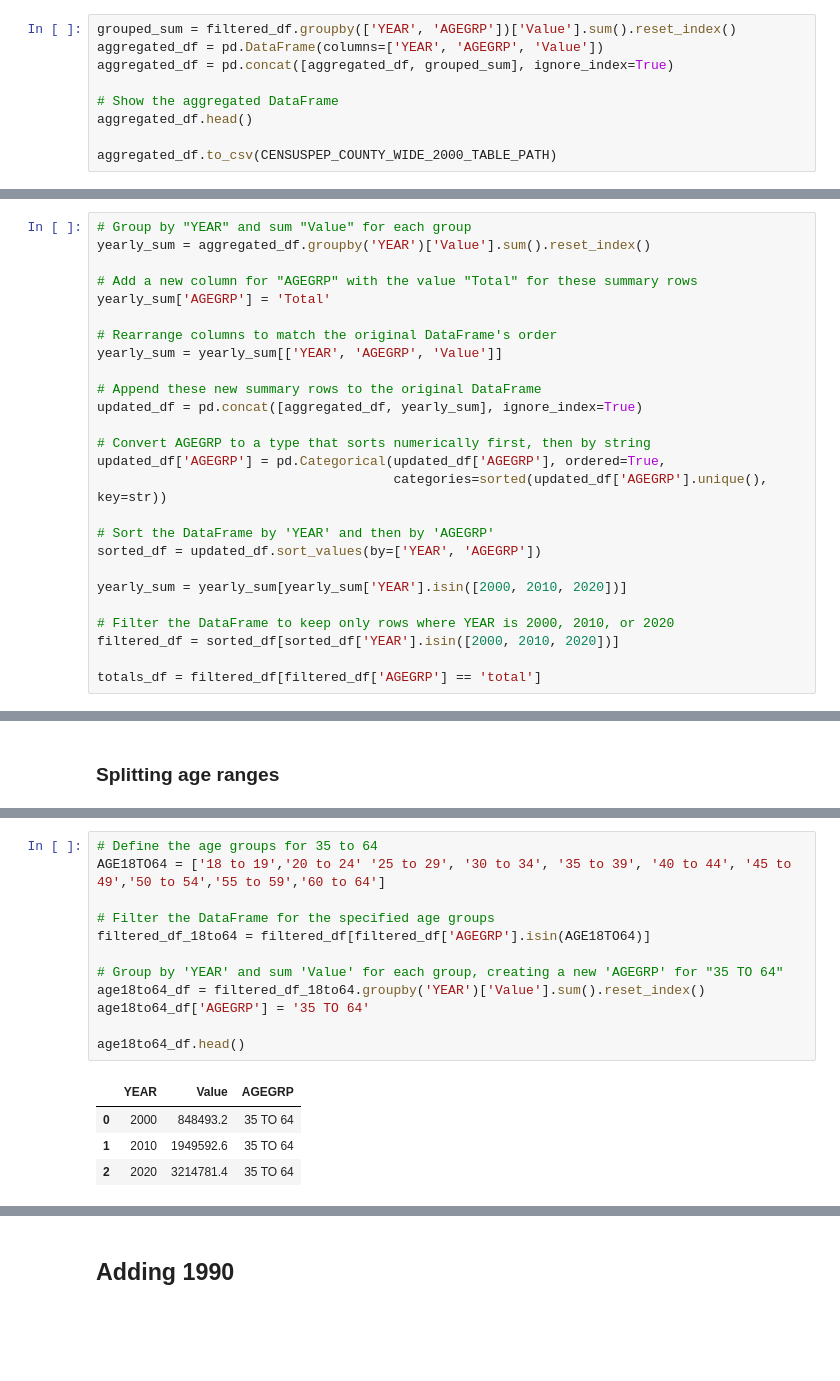
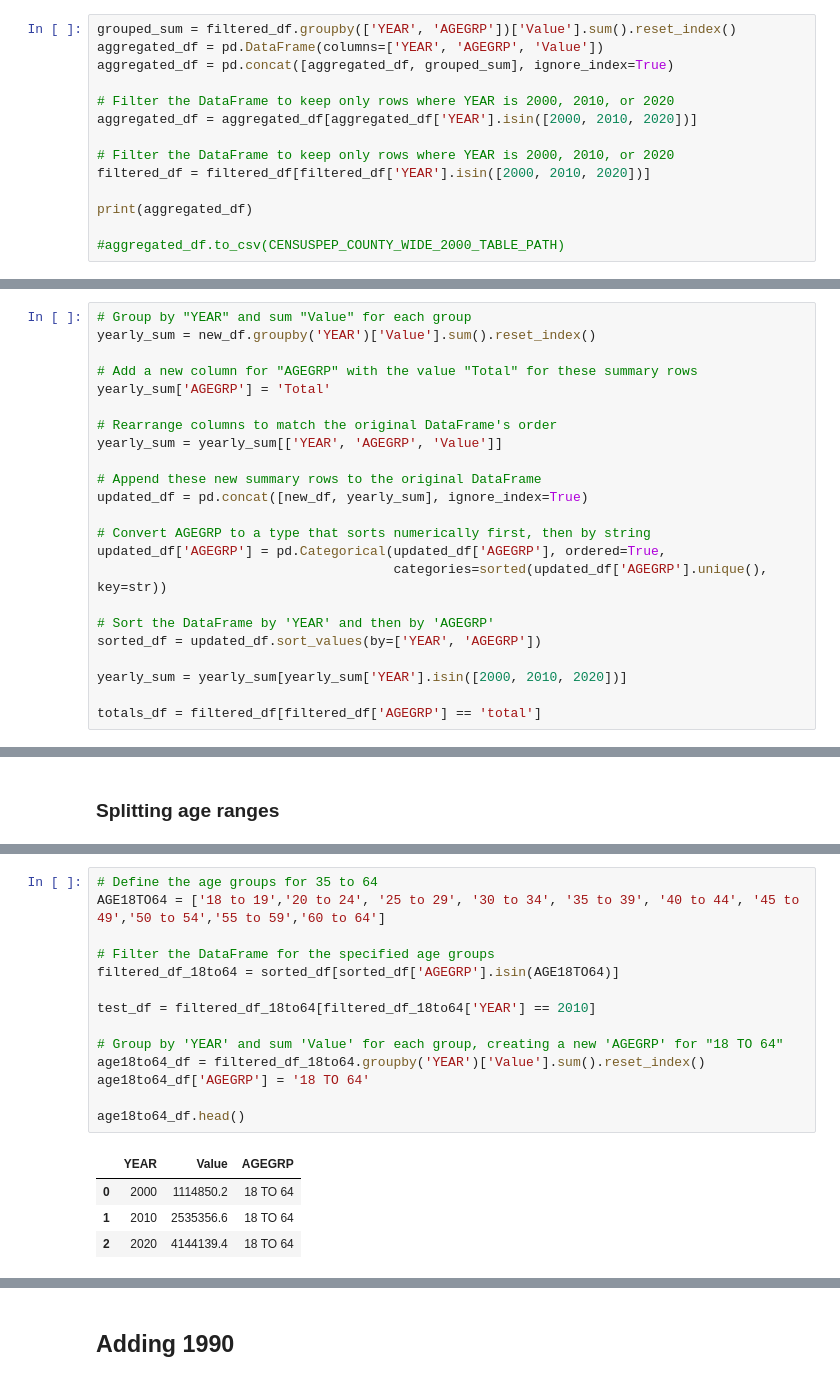
Before and after one commit to olivergwynn/OliverFourthTask, a Jupyter notebook: Task4.ipynb, the cells around one changed output, grey strips where cells are left out. Cells and saved outputs as stored; diff of their text form; blank space fills up the shorter version.

```diff
--- a/Task4.ipynb
+++ b/Task4.ipynb
@@ -81,7 +81,12 @@ grouped_sum = filtered_df.groupby(['YEAR', 'AGEGRP'])['Value'].sum().reset_index
 aggregated_df = pd.DataFrame(columns=['YEAR', 'AGEGRP', 'Value'])
 aggregated_df = pd.concat([aggregated_df, grouped_sum], ignore_index=True)
 
-# Show the aggregated DataFrame
-aggregated_df.head()
+# Filter the DataFrame to keep only rows where YEAR is 2000, 2010, or 2020
+aggregated_df = aggregated_df[aggregated_df['YEAR'].isin([2000, 2010, 2020])]
 
-aggregated_df.to_csv(CENSUSPEP_COUNTY_WIDE_2000_TABLE_PATH)
+# Filter the DataFrame to keep only rows where YEAR is 2000, 2010, or 2020
+filtered_df = filtered_df[filtered_df['YEAR'].isin([2000, 2010, 2020])]
+
+print(aggregated_df)
+
+#aggregated_df.to_csv(CENSUSPEP_COUNTY_WIDE_2000_TABLE_PATH)
@@ -88,6 +159,6 @@ aggregated_df.to_csv(CENSUSPEP_COUNTY_WIDE_2000_TABLE_PATH)
 # %%
 # Group by "YEAR" and sum "Value" for each group
-yearly_sum = aggregated_df.groupby('YEAR')['Value'].sum().reset_index()
+yearly_sum = new_df.groupby('YEAR')['Value'].sum().reset_index()
 
 # Add a new column for "AGEGRP" with the value "Total" for these summary rows
 yearly_sum['AGEGRP'] = 'Total'
@@ -96,7 +167,7 @@ yearly_sum['AGEGRP'] = 'Total'
 yearly_sum = yearly_sum[['YEAR', 'AGEGRP', 'Value']]
 
 # Append these new summary rows to the original DataFrame
-updated_df = pd.concat([aggregated_df, yearly_sum], ignore_index=True)
+updated_df = pd.concat([new_df, yearly_sum], ignore_index=True)
 
 # Convert AGEGRP to a type that sorts numerically first, then by string
 updated_df['AGEGRP'] = pd.Categorical(updated_df['AGEGRP'], ordered=True,
@@ -107,8 +178,5 @@ sorted_df = updated_df.sort_values(by=['YEAR', 'AGEGRP'])
 
 yearly_sum = yearly_sum[yearly_sum['YEAR'].isin([2000, 2010, 2020])]
 
-# Filter the DataFrame to keep only rows where YEAR is 2000, 2010, or 2020
-filtered_df = sorted_df[sorted_df['YEAR'].isin([2000, 2010, 2020])]
-
 totals_df = filtered_df[filtered_df['AGEGRP'] == 'total']
 # %%
@@ -163,21 +219,23 @@ under_18_df.head()
 | 2 | 2020 | 1548935.6 | UNDER 18 |
 # %%
 # Define the age groups for 35 to 64
-AGE18TO64 = ['18 to 19','20 to 24' '25 to 29', '30 to 34', '35 to 39', '40 to 44', '45 to 49','50 to 54','55 to 59','60 to 64']
+AGE18TO64 = ['18 to 19','20 to 24', '25 to 29', '30 to 34', '35 to 39', '40 to 44', '45 to 49','50 to 54','55 to 59','60 to 64']
 
 # Filter the DataFrame for the specified age groups
-filtered_df_18to64 = filtered_df[filtered_df['AGEGRP'].isin(AGE18TO64)]
+filtered_df_18to64 = sorted_df[sorted_df['AGEGRP'].isin(AGE18TO64)]
 
-# Group by 'YEAR' and sum 'Value' for each group, creating a new 'AGEGRP' for "35 TO 64"
+test_df = filtered_df_18to64[filtered_df_18to64['YEAR'] == 2010]
+
+# Group by 'YEAR' and sum 'Value' for each group, creating a new 'AGEGRP' for "18 TO 64"
 age18to64_df = filtered_df_18to64.groupby('YEAR')['Value'].sum().reset_index()
-age18to64_df['AGEGRP'] = '35 TO 64'
+age18to64_df['AGEGRP'] = '18 TO 64'
 
 age18to64_df.head()
 # %% [output]
 |  | YEAR | Value | AGEGRP |
-| 0 | 2000 | 848493.2 | 35 TO 64 |
-| 1 | 2010 | 1949592.6 | 35 TO 64 |
-| 2 | 2020 | 3214781.4 | 35 TO 64 |
+| 0 | 2000 | 1114850.2 | 18 TO 64 |
+| 1 | 2010 | 2535356.6 | 18 TO 64 |
+| 2 | 2020 | 4144139.4 | 18 TO 64 |
 # %%
 # Define the age groups for 65+
 AGE65PLUS = ['65 to 69', '70 to 74', '75 to 79', '80 to 84', '85 or older']
```
Also changed, not shown: parts of 10 cells of this notebook, 1 other file.
